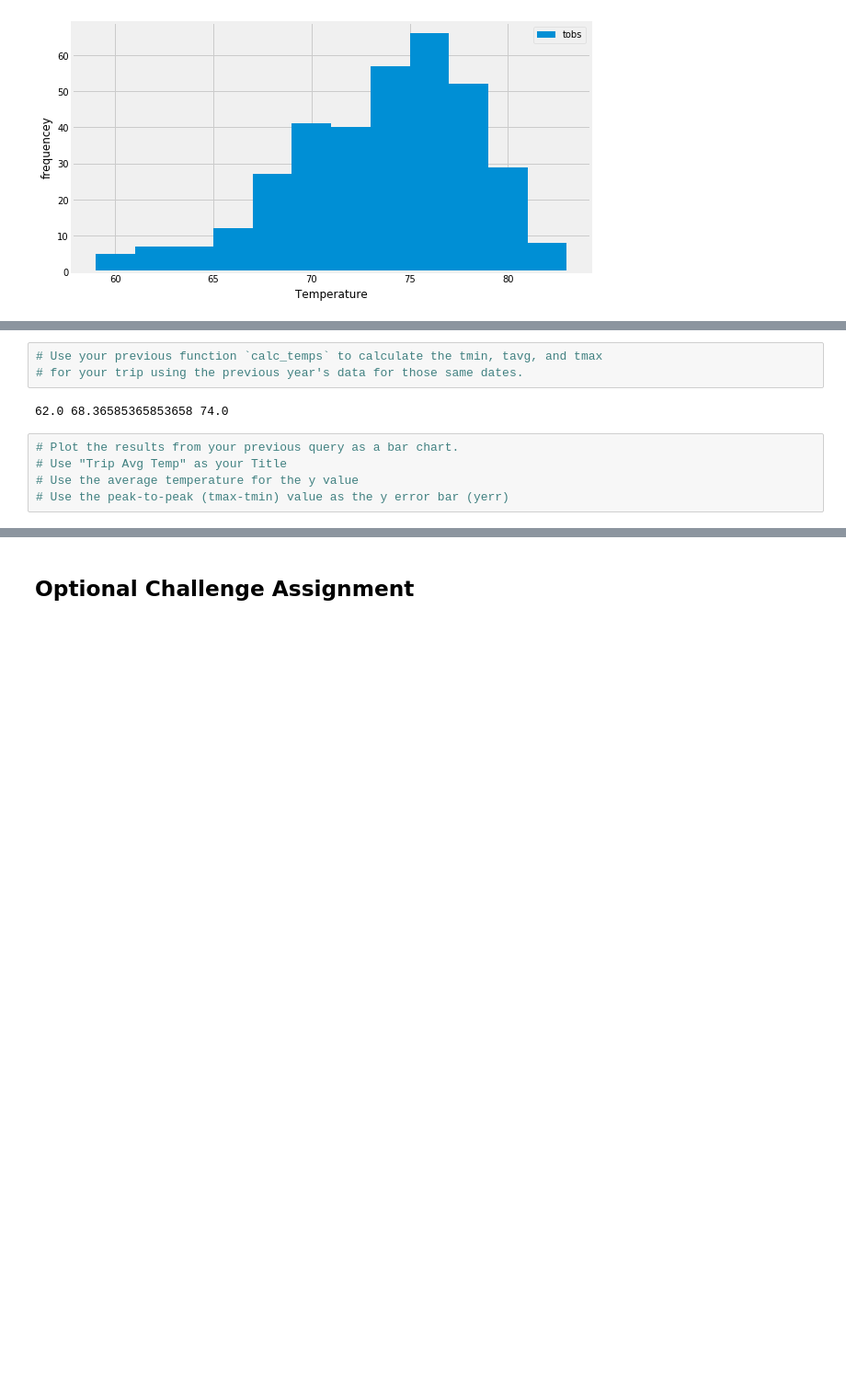
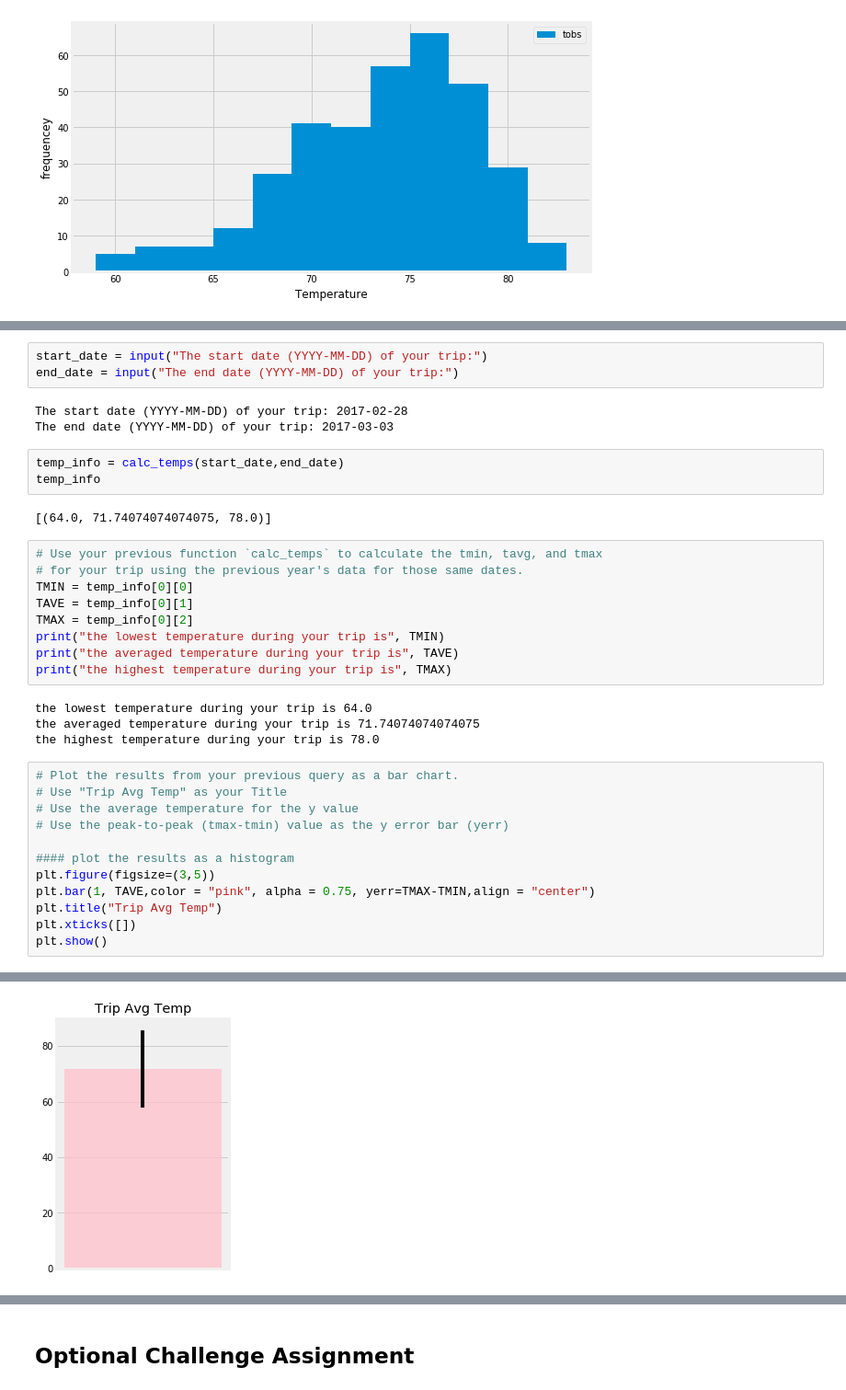
Before and after one commit to xudaiyanzi/8_Use_python_mysql, a Jupyter notebook: climate_starter3.ipynb, the cells around one changed output, grey strips where cells are left out. Shown at 92% size. Drawn from its saved outputs; the diff is of its cells as text; blank space fills up the shorter version.

```diff
--- a/climate_starter2.ipynb
+++ b/climate_starter3.ipynb
@@ -302,14 +302,40 @@ def calc_temps(start_date, end_date):
 print(calc_temps('2012-02-28', '2012-03-05'))
 # %% [output]
 [(62.0, 69.57142857142857, 74.0)]
+# %%
+start_date = input("The start date (YYYY-MM-DD) of your trip:")
+end_date = input("The end date (YYYY-MM-DD) of your trip:")
+# %% [output]
+The start date (YYYY-MM-DD) of your trip: 2017-02-28
+The end date (YYYY-MM-DD) of your trip: 2017-03-03
+# %%
+temp_info = calc_temps(start_date,end_date)
+temp_info
+# %% [output]
+[(64.0, 71.74074074074075, 78.0)]
 # %%
 # Use your previous function `calc_temps` to calculate the tmin, tavg, and tmax
 # for your trip using the previous year's data for those same dates.
+TMIN = temp_info[0][0]
+TAVE = temp_info[0][1]
+TMAX = temp_info[0][2]
+print("the lowest temperature during your trip is", TMIN)
+print("the averaged temperature during your trip is", TAVE)
+print("the highest temperature during your trip is", TMAX)
 # %% [output]
-62.0 68.36585365853658 74.0
+the lowest temperature during your trip is 64.0
+the averaged temperature during your trip is 71.74074074074075
+the highest temperature during your trip is 78.0
 # %%
 # Plot the results from your previous query as a bar chart.
 # Use "Trip Avg Temp" as your Title
 # Use the average temperature for the y value
 # Use the peak-to-peak (tmax-tmin) value as the y error bar (yerr)
+
+#### plot the results as a histogram
+plt.figure(figsize=(3,5))
+plt.bar(1, TAVE,color = "pink", alpha = 0.75, yerr=TMAX-TMIN,align = "center")
+plt.title("Trip Avg Temp")
+plt.xticks([])
+plt.show()
 # %% [output]
@@ -318,3 +342,4 @@ print(calc_temps('2012-02-28', '2012-03-05'))
+[figure, added]
 # %%
 # Calculate the rainfall per weather station for your trip dates using the previous year's matching dates.
 # Sort this in descending order by precipitation amount and list the station, name, latitude, longitude, and elevation
```
Also changed, not shown: parts of 3 cells of this notebook.
